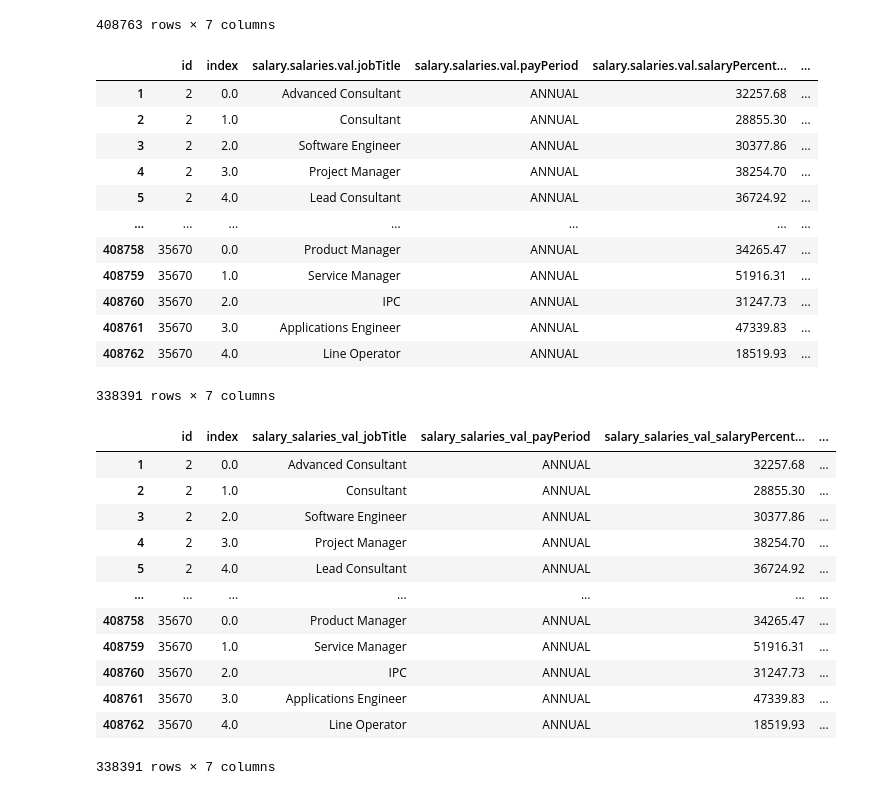
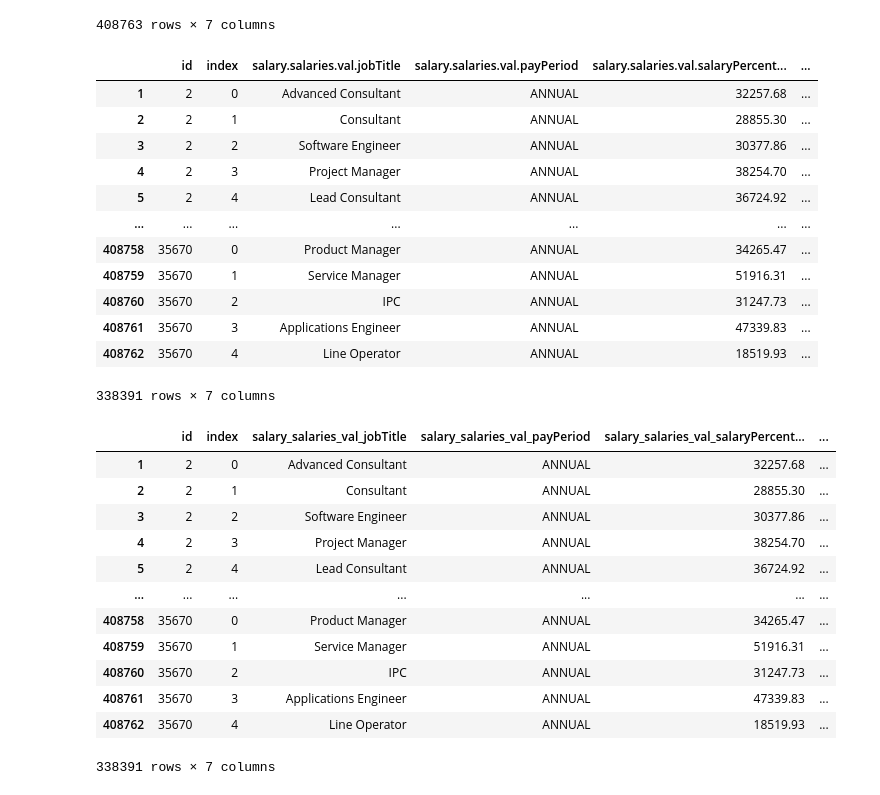
Before and after one commit to giadainnocenti/ETL_DataScience, a Jupyter notebook: clean_glassdoor_salary_salaries.ipynb, the cells around one changed output. Drawn from its saved outputs; the diff is of its cells as text; code cells hidden in the pictures.

Commit message:
clean floats to ints

```diff
--- a/clean_glassdoor_salary_salaries.ipynb
+++ b/clean_glassdoor_salary_salaries.ipynb
@@ -64,25 +64,27 @@ salaries_df
 | 408761 | 35670 | 3.0 | Applications Engineer | ANNUAL | 47339.83 | ... |
 | 408762 | 35670 | 4.0 | Line Operator | ANNUAL | 18519.93 | ... |
 408763 rows × 7 columns
-# %%
-# remove nulls in index column
-salaries_df = salaries_df[salaries_df['index'].notna()]
-#
-salaries_df
-# %% [output]
-|  | id | index | salary.salaries.val.jobTitle | salary.salaries.val.payPeriod | salary.salaries.val.salaryPercent... | ... |
-| 1 | 2 | 0.0 | Advanced Consultant | ANNUAL | 32257.68 | ... |
-| 2 | 2 | 1.0 | Consultant | ANNUAL | 28855.30 | ... |
-| 3 | 2 | 2.0 | Software Engineer | ANNUAL | 30377.86 | ... |
-| 4 | 2 | 3.0 | Project Manager | ANNUAL | 38254.70 | ... |
-| 5 | 2 | 4.0 | Lead Consultant | ANNUAL | 36724.92 | ... |
-| ... | ... | ... | ... | ... | ... | ... |
-| 408758 | 35670 | 0.0 | Product Manager | ANNUAL | 34265.47 | ... |
-| 408759 | 35670 | 1.0 | Service Manager | ANNUAL | 51916.31 | ... |
-| 408760 | 35670 | 2.0 | IPC | ANNUAL | 31247.73 | ... |
-| 408761 | 35670 | 3.0 | Applications Engineer | ANNUAL | 47339.83 | ... |
-| 408762 | 35670 | 4.0 | Line Operator | ANNUAL | 18519.93 | ... |
-338391 rows × 7 columns
+# %%
+# drop the rows that are empty at the column
+salaries_df = salaries_df[salaries_df["index"].notna()]
+# format the saleries from float to ints
+salaries_df['index'] = salaries_df['index'].astype(int)
+#
+salaries_df
+# %% [output]
+|  | id | index | salary.salaries.val.jobTitle | salary.salaries.val.payPeriod | salary.salaries.val.salaryPercent... | ... |
+| 1 | 2 | 0 | Advanced Consultant | ANNUAL | 32257.68 | ... |
+| 2 | 2 | 1 | Consultant | ANNUAL | 28855.30 | ... |
+| 3 | 2 | 2 | Software Engineer | ANNUAL | 30377.86 | ... |
+| 4 | 2 | 3 | Project Manager | ANNUAL | 38254.70 | ... |
+| 5 | 2 | 4 | Lead Consultant | ANNUAL | 36724.92 | ... |
+| ... | ... | ... | ... | ... | ... | ... |
+| 408758 | 35670 | 0 | Product Manager | ANNUAL | 34265.47 | ... |
+| 408759 | 35670 | 1 | Service Manager | ANNUAL | 51916.31 | ... |
+| 408760 | 35670 | 2 | IPC | ANNUAL | 31247.73 | ... |
+| 408761 | 35670 | 3 | Applications Engineer | ANNUAL | 47339.83 | ... |
+| 408762 | 35670 | 4 | Line Operator | ANNUAL | 18519.93 | ... |
+338391 rows × 7 columns
 # %%
 # rename the columns to use underscore
 columns_rename = list(salaries_df.columns)
@@ -94,17 +96,17 @@ salaries_df.columns = columns_rename
 salaries_df
 # %% [output]
 |  | id | index | salary_salaries_val_jobTitle | salary_salaries_val_payPeriod | salary_salaries_val_salaryPercent... | ... |
-| 1 | 2 | 0.0 | Advanced Consultant | ANNUAL | 32257.68 | ... |
-| 2 | 2 | 1.0 | Consultant | ANNUAL | 28855.30 | ... |
-| 3 | 2 | 2.0 | Software Engineer | ANNUAL | 30377.86 | ... |
-| 4 | 2 | 3.0 | Project Manager | ANNUAL | 38254.70 | ... |
-| 5 | 2 | 4.0 | Lead Consultant | ANNUAL | 36724.92 | ... |
+| 1 | 2 | 0 | Advanced Consultant | ANNUAL | 32257.68 | ... |
+| 2 | 2 | 1 | Consultant | ANNUAL | 28855.30 | ... |
+| 3 | 2 | 2 | Software Engineer | ANNUAL | 30377.86 | ... |
+| 4 | 2 | 3 | Project Manager | ANNUAL | 38254.70 | ... |
+| 5 | 2 | 4 | Lead Consultant | ANNUAL | 36724.92 | ... |
 | ... | ... | ... | ... | ... | ... | ... |
-| 408758 | 35670 | 0.0 | Product Manager | ANNUAL | 34265.47 | ... |
-| 408759 | 35670 | 1.0 | Service Manager | ANNUAL | 51916.31 | ... |
-| 408760 | 35670 | 2.0 | IPC | ANNUAL | 31247.73 | ... |
-| 408761 | 35670 | 3.0 | Applications Engineer | ANNUAL | 47339.83 | ... |
-| 408762 | 35670 | 4.0 | Line Operator | ANNUAL | 18519.93 | ... |
+| 408758 | 35670 | 0 | Product Manager | ANNUAL | 34265.47 | ... |
+| 408759 | 35670 | 1 | Service Manager | ANNUAL | 51916.31 | ... |
+| 408760 | 35670 | 2 | IPC | ANNUAL | 31247.73 | ... |
+| 408761 | 35670 | 3 | Applications Engineer | ANNUAL | 47339.83 | ... |
+| 408762 | 35670 | 4 | Line Operator | ANNUAL | 18519.93 | ... |
 338391 rows × 7 columns
 # %%
 # save the csv
```
Also changed, not shown: 1 other file.
